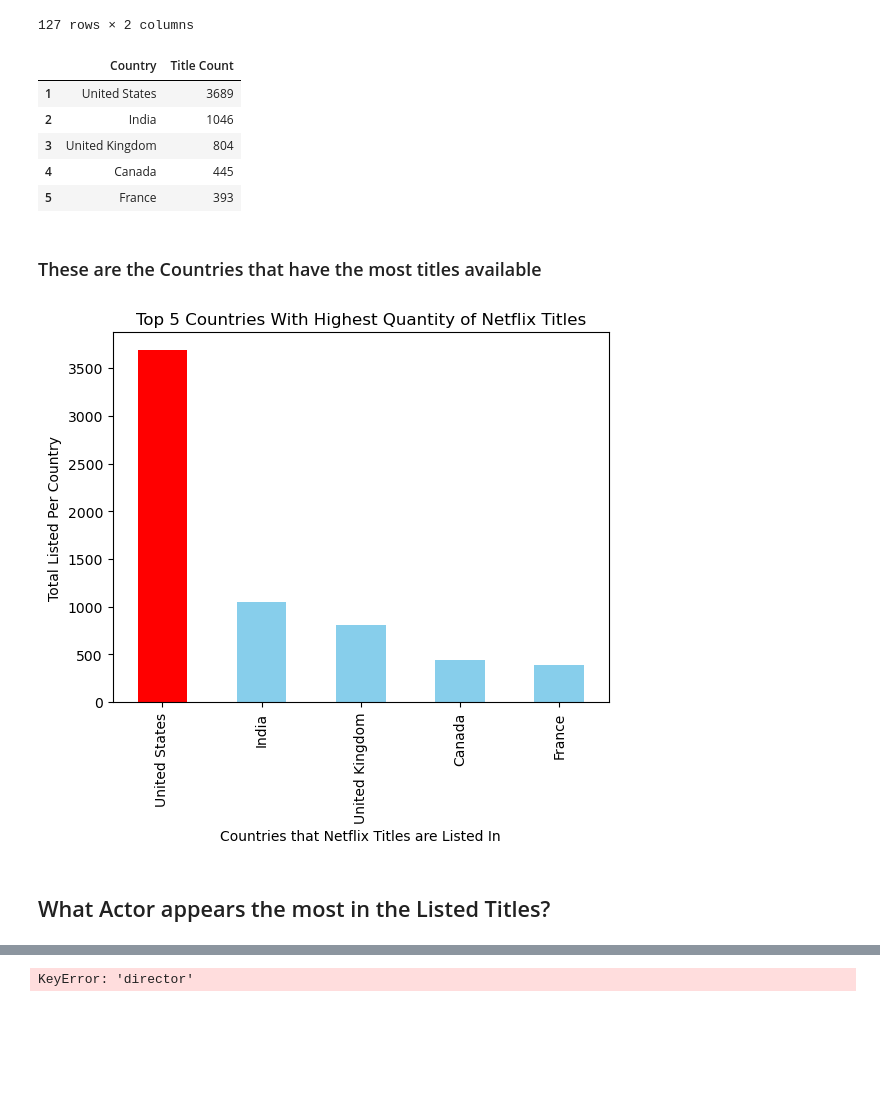
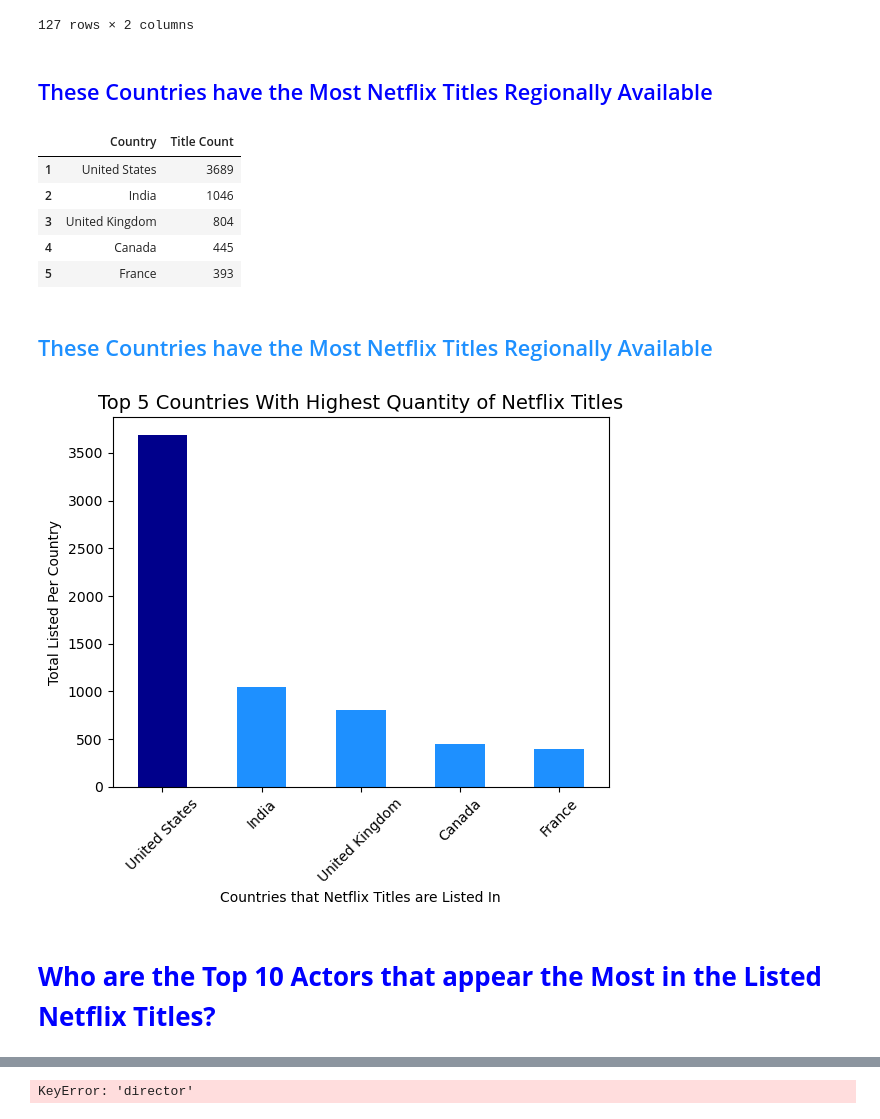
Before and after one commit to jameslaurence82/PythonPandas, a Jupyter notebook: netflixtitles.ipynb, the cells around one changed output, grey strips where cells are left out. Drawn from its saved outputs; the diff is of its cells as text; code cells hidden in the pictures; blank space fills up the shorter version.

```diff
--- a/netflixtitles.ipynb
+++ b/netflixtitles.ipynb
@@ -341,31 +352,47 @@ ListedInCount
 # Top 5 Countries in Named columns
 # names the ListedInCount columns 'Listed In Country', 'Country Count'
 ListedInCount.columns = ['Country', 'Title Count']
-ListedInCount.head(5)
+
+#font style and title
+display(HTML('<h2 style="color: blue; font-weight: strong;">These Countries have the Most Netflix Titles Regionally Available</h2>'))
+
+#list top 5 countries head() defaults to 5
+ListedInCount.head()
 # %% [output]
+These Countries have the Most Netflix Titles Regionally Available
 |  | Country | Title Count |
 | 1 | United States | 3689 |
 | 2 | India | 1046 |
 | 3 | United Kingdom | 804 |
 | 4 | Canada | 445 |
 | 5 | France | 393 |
-# %% [markdown]
-### These are the Countries that have the most titles available
 # %%
 top_5_countries = ListedInCount.sort_values(by='Title Count', ascending=False).head(5)
 # Plot the bar chart
 # Set the color for the bar with the largest count
-colors = ['red' if country == top_5_countries.iloc[0]['Country'] else 'skyblue' for country in top_5_countries['Country']]
+colors = ['darkblue' if country == top_5_countries.iloc[0]['Country'] else 'dodgerblue' for country in top_5_countries['Country']]
 
+#font style and title
+display(HTML('<h2 style="color: dodgerblue; font-weight: strong;">These Countries have the Most Netflix Titles Regionally Available</h2>'))
+
+# Plot creation
 top_5_countries.plot(kind='bar', x='Country', y='Title Count', color=colors, legend=False)
+
+# Plot Labels
 plt.xlabel('Countries that Netflix Titles are Listed In')
 plt.ylabel('Total Listed Per Country')
-plt.title('Top 5 Countries With Highest Quantity of Netflix Titles')
+
+# Plot title
+plt.title('Top 5 Countries With Highest Quantity of Netflix Titles', fontsize = 14)
+
+# Set the rotation of x-axis labels
+plt.tick_params(axis='x', rotation=45)
 plt.show()
 # %% [output]
+These Countries have the Most Netflix Titles Regionally Available
-[figure, old version]
+[figure, new version]
-# %% [markdown]
-## What Actor appears the most in the Listed Titles?
+# %% [markdown]
+<h1 style="color: blue; font-weight: bold;">Who are the Top 10 Actors that appear the Most in the Listed Netflix Titles?</h1>
 # %%
 # Copy original DataFrame to avoid modifying it
 castdf= netflixdf.copy()
```
Also changed, not shown: parts of 15 cells of this notebook.
